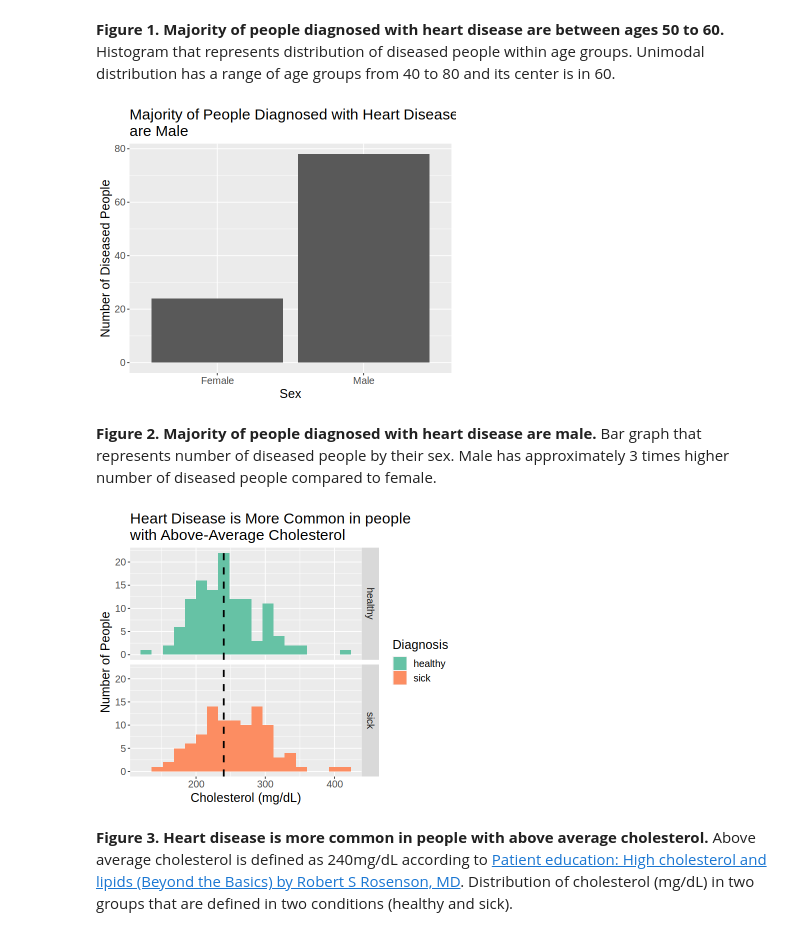
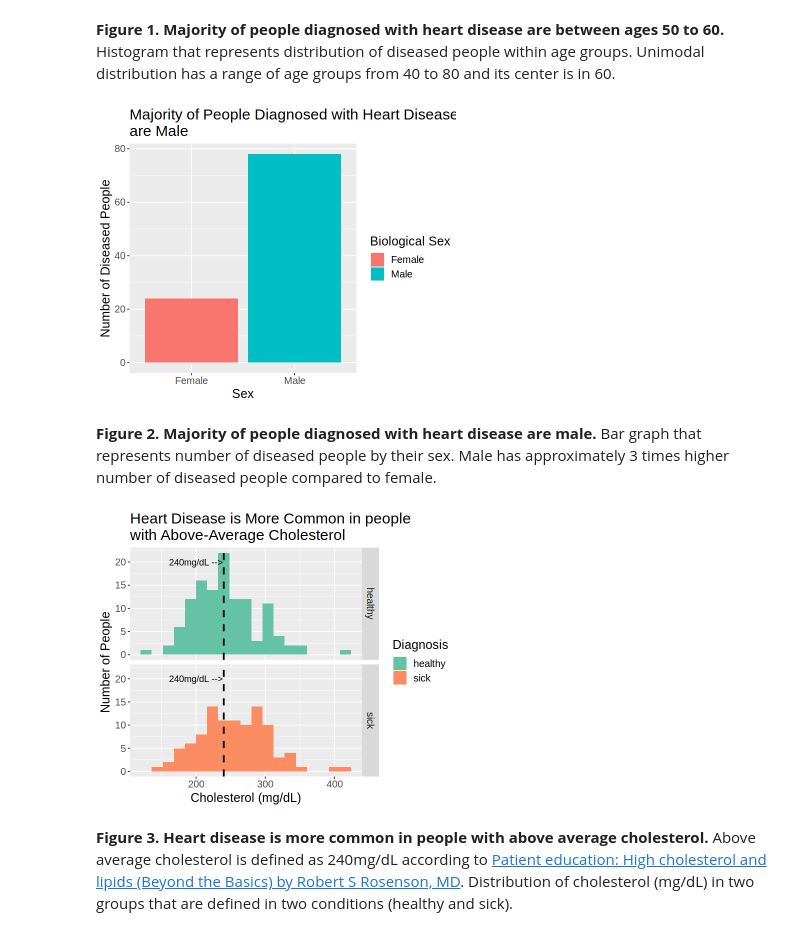
Before and after one commit to Mr-Slope/DSCI-100_Group_Project, a Jupyter notebook: group_report.ipynb, the cells around one changed output. Cells and saved outputs as stored; diff of their text form; code cells hidden in the pictures.

```diff
--- a/group_report.ipynb
+++ b/group_report.ipynb
@@ -167,20 +182,17 @@ age_viz
 # %%
 # Sex (sex) - Male & Female counts b/w Sick & Healthy
 male_female <- heart_training |>
     select(sex,num) |>
     filter(num=="sick") |>
     mutate(sex=fct_recode(as_factor(sex), "Female"="0", "Male"="1")) |>
-    ggplot(aes(x=sex)) +
+    ggplot(aes(x=sex,fill=sex)) +
     geom_bar(position="identity") +
     ggtitle("Majority of People Diagnosed with Heart Disease \nare Male") +
-    xlab("Sex") +
-    ylab("Number of Diseased People") +
-    labs(fill="Diagnosis") +
-    scale_fill_brewer(palette = "Set2") +
+    labs(x="Sex",y="Number of Diseased People",fill="Biological Sex") +
     theme(text=element_text(size=15))
 male_female
 # %% [output]
-[figure, old version]
+[figure, new version]
 # %% [markdown]
 **Figure 2. Majority of people diagnosed with heart disease are male.** Bar graph that represents number of diseased people by their sex. Male has approximately 3 times higher number of diseased people compared to female.
 # %%
@@ -194,11 +206,12 @@ chol_histogram <- heart_training |>
     xlab("Cholesterol (mg/dL)") +
     ylab("Number of People") +
     labs(fill="Diagnosis") +
+    annotate("text", x = 200, y = 20, label = "240mg/dL -->") +
     scale_fill_brewer(palette = "Set2") +
     theme(text=element_text(size=15))
 chol_histogram
 # %% [output]
-[figure, old version]
+[figure, new version]
 # %% [markdown]
 **Figure 3. Heart disease is more common in people with above average cholesterol.** Above average cholesterol is defined as 240mg/dL according to [Patient education: High cholesterol and lipids (Beyond the Basics) by Robert S Rosenson, MD](https://www.uptodate.com/contents/high-cholesterol-and-lipids-beyond-the-basics). Distribution of cholesterol (mg/dL) in two groups that are defined in two conditions (healthy and sick).
 # %%
```
Also changed, not shown: parts of 21 cells of this notebook, 3 other files.
